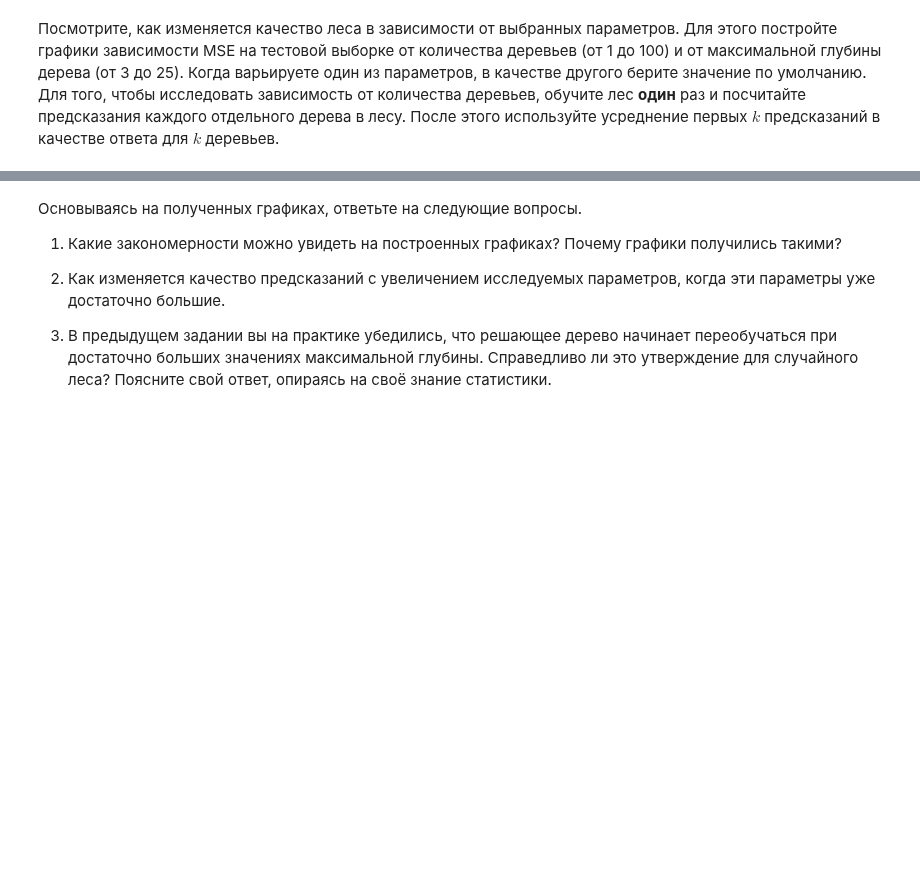
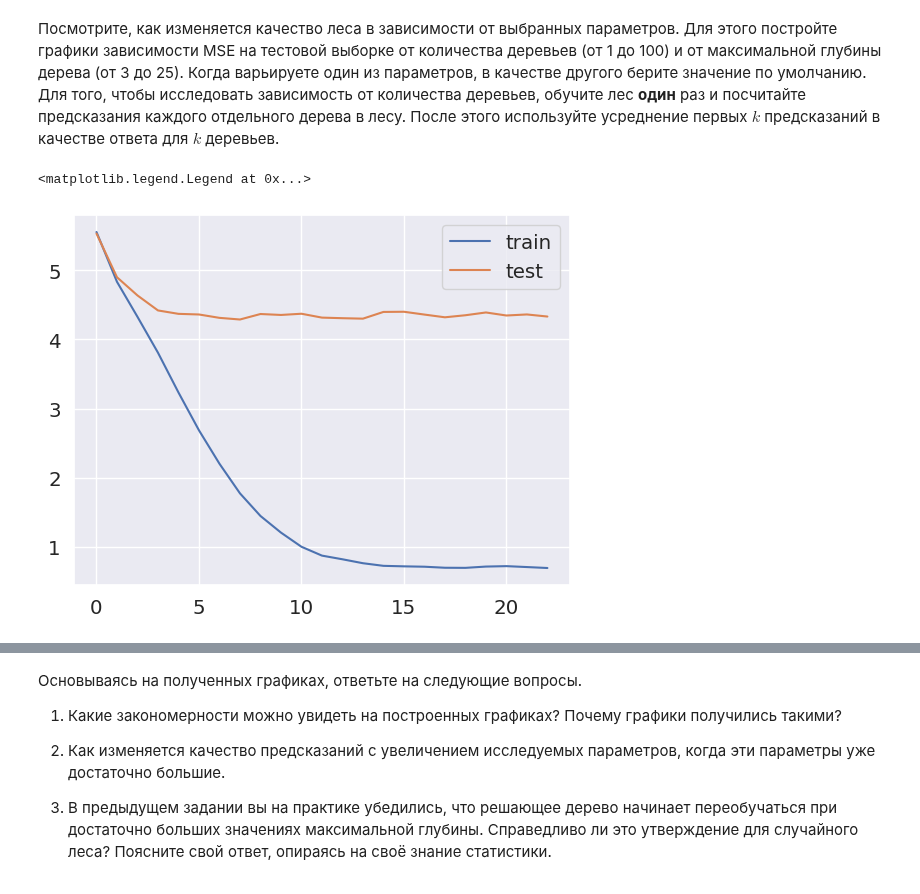
Before and after one commit to NMashalov/2023_OpenMipt_course, a Jupyter notebook: lesson6/dz6.ipynb, the cells around one changed output, grey strips where cells are left out. Cells and saved outputs as stored; diff of their text form; code cells hidden in the pictures; blank space fills up the shorter version.

```diff
--- a/lesson6/dz6.ipynb
+++ b/lesson6/dz6.ipynb
@@ -109,6 +129,6 @@ y = data['Rings'] + 1.5
 # %% [markdown]
 Разбейте данные на обучающую выборку и на валидацию, выделив на валидацию 25% данных.
 # %%
-X_train, X_test, y_train, y_test = <...>
+X_train, X_test, y_train, y_test = train_test_split(X,y)
 # %% [markdown]
 Посмотрите, как изменяется качество леса в зависимости от выбранных параметров. Для этого постройте графики зависимости MSE на тестовой выборке от количества деревьев (от 1 до 100) и от максимальной глубины дерева (от 3 до 25). Когда варьируете один из параметров, в качестве другого берите значение по умолчанию. Для того, чтобы исследовать зависимость от количества деревьев, обучите лес **один** раз и посчитайте предсказания каждого отдельного дерева в лесу. После этого используйте усреднение первых $k$ предсказаний в качестве ответа для $k$ деревьев.
@@ -116,0 +135,15 @@ X_train, X_test, y_train, y_test = <...>
+# %%
+from tqdm import tqdm
+# start with depth estimation
+rf = [RandomForestRegressor(max_depth=max_depth).fit(X_train,y_train) for max_depth in tqdm(range(3,26))]
+# %%
+from sklearn.metrics import mean_squared_error as MSE
+train_acc = [MSE(ens.predict(X_train),y_train) for ens in rf]
+test_acc = [MSE(ens.predict(X_test),y_test) for ens in rf]
+
+plt.plot(train_acc,label='train')
+plt.plot(test_acc,label='test')
+plt.legend()
+# %% [output]
+<matplotlib.legend.Legend at 0x...>
+[figure, added]
```
Also changed, not shown: parts of 37 cells of this notebook.
